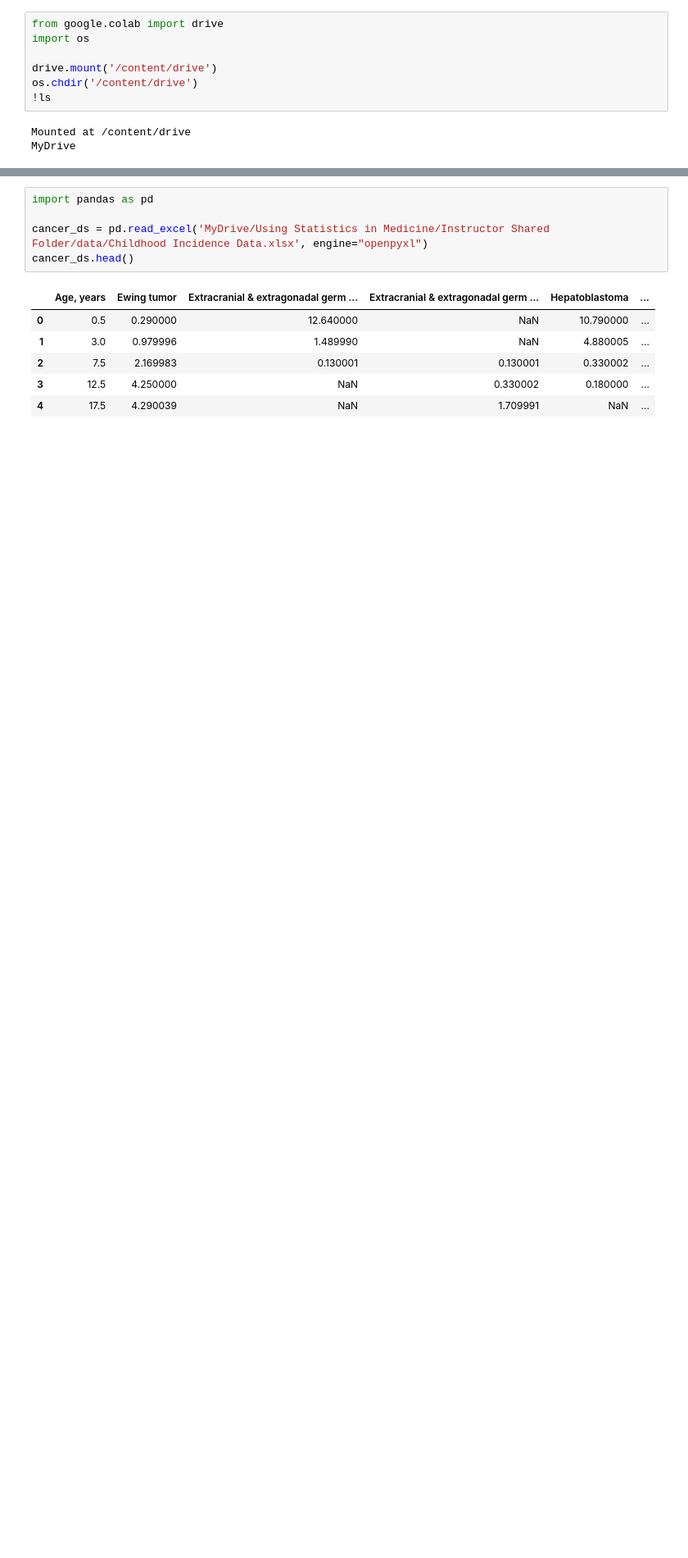
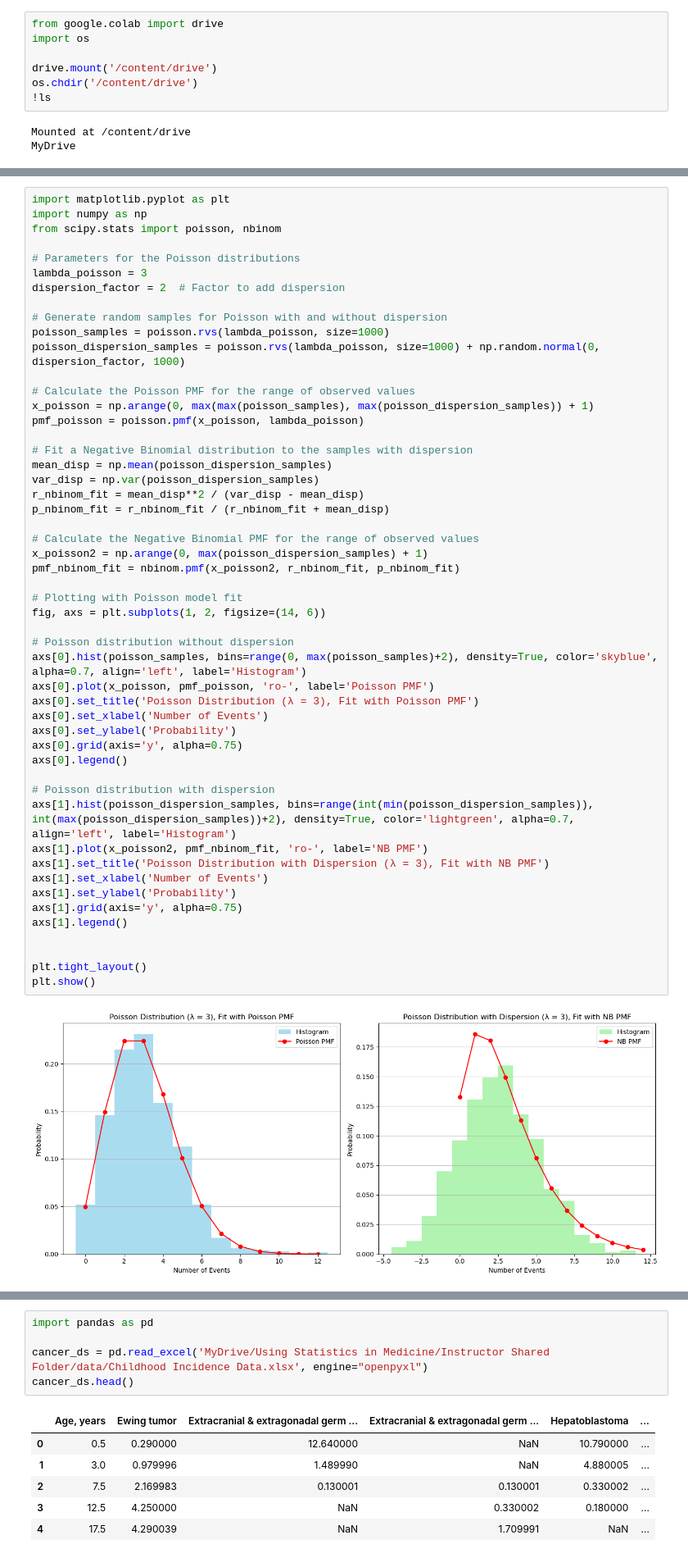
Before and after one commit to kpklane-ds/using-statistics-in-medicine, a Jupyter notebook: 4a. The Age Distribution of Cancer Incidence - Continuous Distributions Based on the Poisson Process.ipynb, the cells around one changed output, grey strips where cells are left out. Shown: that part at 82% size. Drawn from its saved outputs; the diff is of its cells as text; blank space fills up the shorter version.

Commit message:
Improvements to Module 4 Notebooks
Simplification of descriptions and addition of distributions to 4a, improvements to 4b related to the breakdown point.

```diff
--- a/4a. The Age Distribution of Cancer Incidence - Continuous Distributions Based on the Poisson Process.ipynb
+++ b/4a. The Age Distribution of Cancer Incidence - Continuous Distributions Based on the Poisson Process.ipynb
@@ -33,3 +67,56 @@ MyDrive
+# %%
+import matplotlib.pyplot as plt
+import numpy as np
+from scipy.stats import poisson, nbinom
+
+# Parameters for the Poisson distributions
+lambda_poisson = 3
+dispersion_factor = 2  # Factor to add dispersion
+
+# Generate random samples for Poisson with and without dispersion
+poisson_samples = poisson.rvs(lambda_poisson, size=1000)
+poisson_dispersion_samples = poisson.rvs(lambda_poisson, size=1000) + np.random.normal(0, dispersion_factor, 1000)
+
+# Calculate the Poisson PMF for the range of observed values
+x_poisson = np.arange(0, max(max(poisson_samples), max(poisson_dispersion_samples)) + 1)
+pmf_poisson = poisson.pmf(x_poisson, lambda_poisson)
+
+# Fit a Negative Binomial distribution to the samples with dispersion
+mean_disp = np.mean(poisson_dispersion_samples)
+var_disp = np.var(poisson_dispersion_samples)
+r_nbinom_fit = mean_disp**2 / (var_disp - mean_disp)
+p_nbinom_fit = r_nbinom_fit / (r_nbinom_fit + mean_disp)
+
+# Calculate the Negative Binomial PMF for the range of observed values
+x_poisson2 = np.arange(0, max(poisson_dispersion_samples) + 1)
+pmf_nbinom_fit = nbinom.pmf(x_poisson2, r_nbinom_fit, p_nbinom_fit)
+
+# Plotting with Poisson model fit
+fig, axs = plt.subplots(1, 2, figsize=(14, 6))
+
+# Poisson distribution without dispersion
+axs[0].hist(poisson_samples, bins=range(0, max(poisson_samples)+2), density=True, color='skyblue', alpha=0.7, align='left', label='Histogram')
+axs[0].plot(x_poisson, pmf_poisson, 'ro-', label='Poisson PMF')
+axs[0].set_title('Poisson Distribution (λ = 3), Fit with Poisson PMF')
+axs[0].set_xlabel('Number of Events')
+axs[0].set_ylabel('Probability')
+axs[0].grid(axis='y', alpha=0.75)
+axs[0].legend()
+
+# Poisson distribution with dispersion
+axs[1].hist(poisson_dispersion_samples, bins=range(int(min(poisson_dispersion_samples)), int(max(poisson_dispersion_samples))+2), density=True, color='lightgreen', alpha=0.7, align='left', label='Histogram')
+axs[1].plot(x_poisson2, pmf_nbinom_fit, 'ro-', label='NB PMF')
+axs[1].set_title('Poisson Distribution with Dispersion (λ = 3), Fit with NB PMF')
+axs[1].set_xlabel('Number of Events')
+axs[1].set_ylabel('Probability')
+axs[1].grid(axis='y', alpha=0.75)
+axs[1].legend()
+
+
+plt.tight_layout()
+plt.show()
+# %% [output]
+[figure, added]
 # %% [markdown]
 ### Continuous Probability Distributions: Exponential, Erlang & Gamma
 
```
Also changed, not shown: parts of 11 cells of this notebook.
